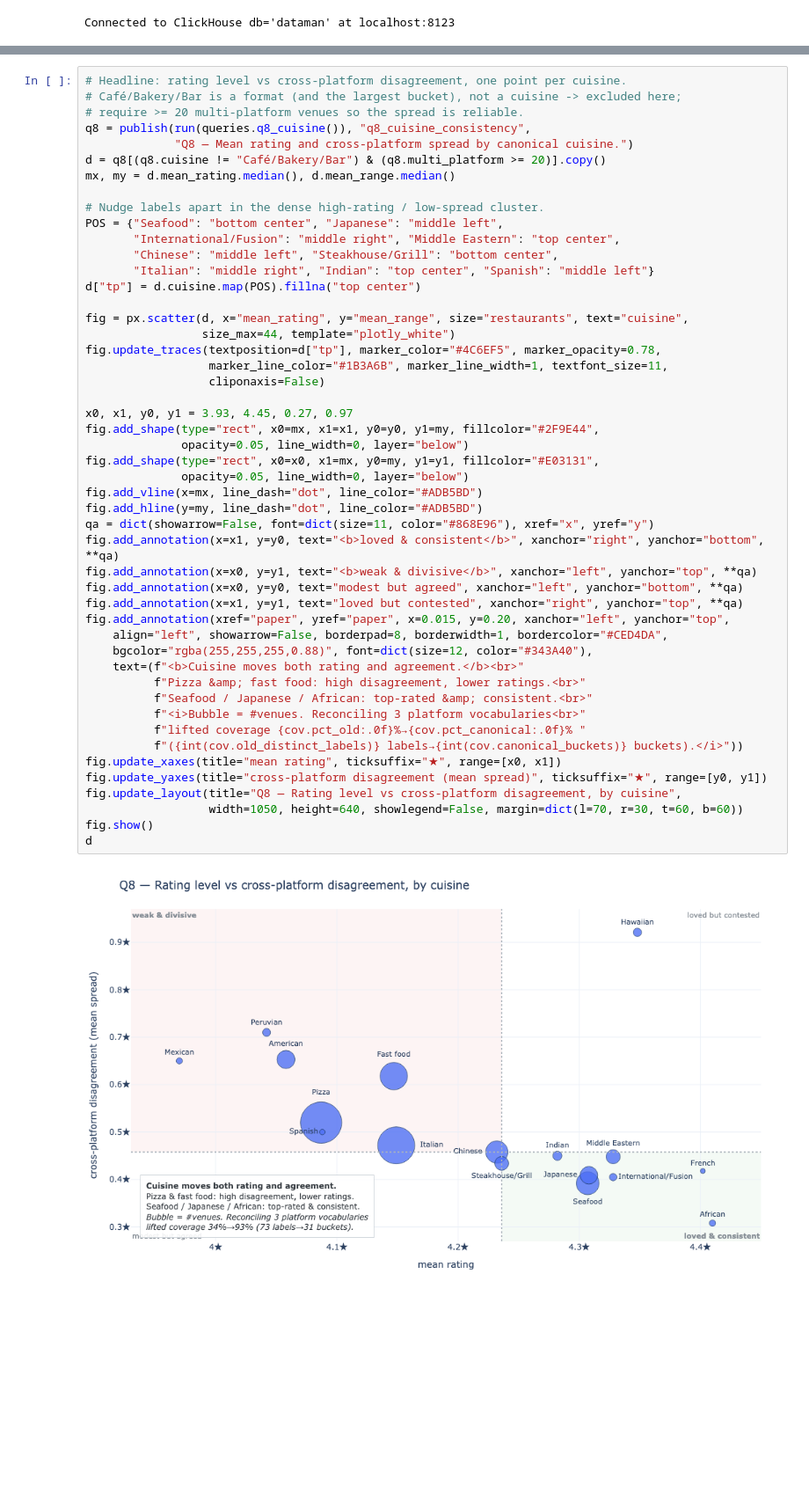
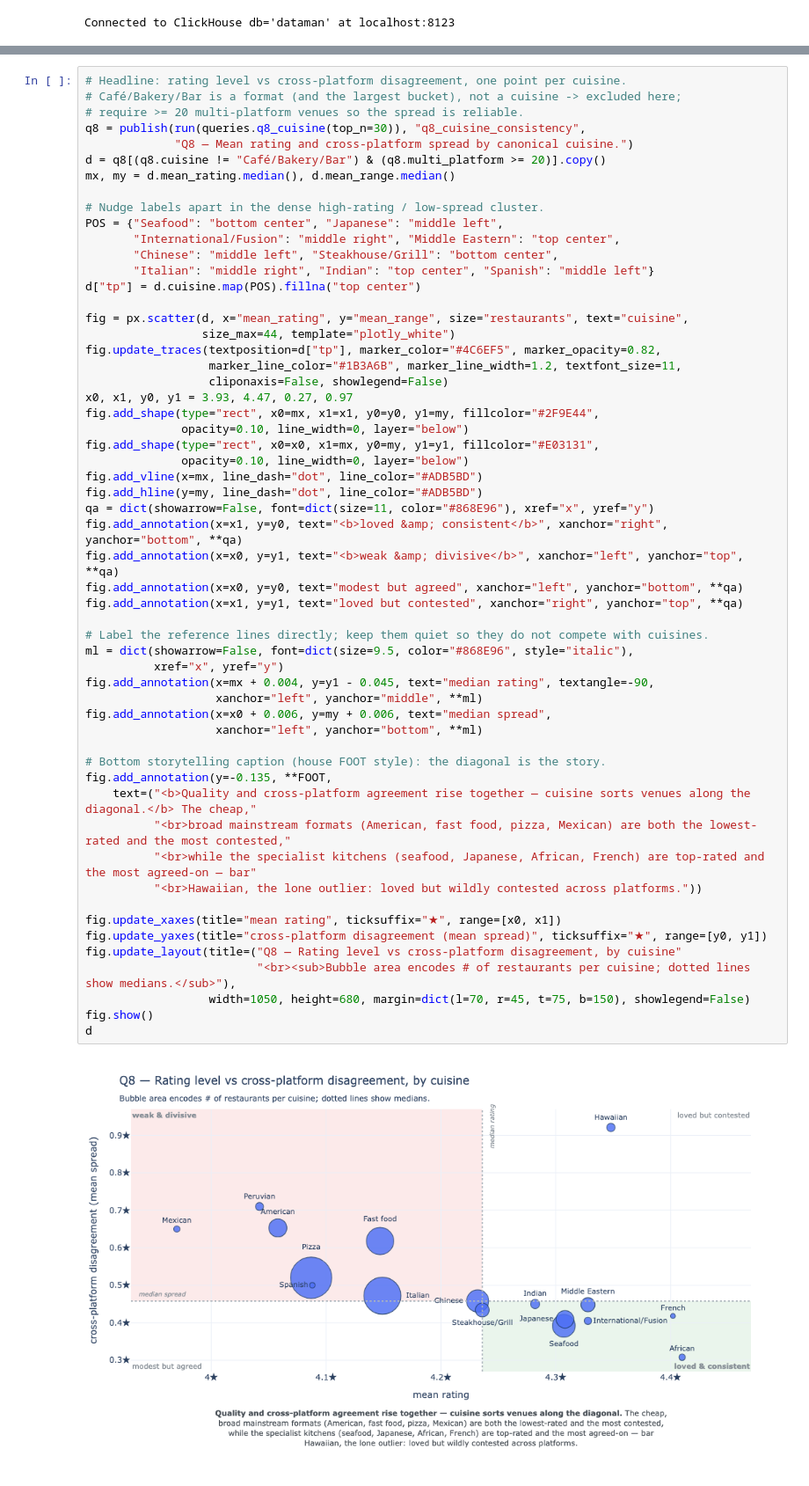
Before and after one commit to Laimon99/data-management-project, a Jupyter notebook: notebooks/q08_cuisine.ipynb, the cells around one changed output, grey strips where cells are left out. Shown at 88% size. Saved outputs shown, nothing was run; the diff lists cells and outputs as text; blank space fills up the shorter version.

```diff
--- a/notebooks/q08_cuisine.ipynb
+++ b/notebooks/q08_cuisine.ipynb
@@ -30,51 +48,58 @@ labels: 73 raw -> 31 canonical buckets
 # %%
 # Headline: rating level vs cross-platform disagreement, one point per cuisine.
 # Café/Bakery/Bar is a format (and the largest bucket), not a cuisine -> excluded here;
 # require >= 20 multi-platform venues so the spread is reliable.
-q8 = publish(run(queries.q8_cuisine()), "q8_cuisine_consistency",
+q8 = publish(run(queries.q8_cuisine(top_n=30)), "q8_cuisine_consistency",
              "Q8 — Mean rating and cross-platform spread by canonical cuisine.")
 d = q8[(q8.cuisine != "Café/Bakery/Bar") & (q8.multi_platform >= 20)].copy()
 mx, my = d.mean_rating.median(), d.mean_range.median()
 
 # Nudge labels apart in the dense high-rating / low-spread cluster.
 POS = {"Seafood": "bottom center", "Japanese": "middle left",
        "International/Fusion": "middle right", "Middle Eastern": "top center",
        "Chinese": "middle left", "Steakhouse/Grill": "bottom center",
        "Italian": "middle right", "Indian": "top center", "Spanish": "middle left"}
 d["tp"] = d.cuisine.map(POS).fillna("top center")
 
 fig = px.scatter(d, x="mean_rating", y="mean_range", size="restaurants", text="cuisine",
                  size_max=44, template="plotly_white")
-fig.update_traces(textposition=d["tp"], marker_color="#4C6EF5", marker_opacity=0.78,
-                  marker_line_color="#1B3A6B", marker_line_width=1, textfont_size=11,
-                  cliponaxis=False)
-
-x0, x1, y0, y1 = 3.93, 4.45, 0.27, 0.97
+fig.update_traces(textposition=d["tp"], marker_color="#4C6EF5", marker_opacity=0.82,
+                  marker_line_color="#1B3A6B", marker_line_width=1.2, textfont_size=11,
+                  cliponaxis=False, showlegend=False)
+x0, x1, y0, y1 = 3.93, 4.47, 0.27, 0.97
 fig.add_shape(type="rect", x0=mx, x1=x1, y0=y0, y1=my, fillcolor="#2F9E44",
-              opacity=0.05, line_width=0, layer="below")
+              opacity=0.10, line_width=0, layer="below")
 fig.add_shape(type="rect", x0=x0, x1=mx, y0=my, y1=y1, fillcolor="#E03131",
-              opacity=0.05, line_width=0, layer="below")
+              opacity=0.10, line_width=0, layer="below")
 fig.add_vline(x=mx, line_dash="dot", line_color="#ADB5BD")
 fig.add_hline(y=my, line_dash="dot", line_color="#ADB5BD")
 qa = dict(showarrow=False, font=dict(size=11, color="#868E96"), xref="x", yref="y")
-fig.add_annotation(x=x1, y=y0, text="<b>loved & consistent</b>", xanchor="right", yanchor="bottom", **qa)
-fig.add_annotation(x=x0, y=y1, text="<b>weak & divisive</b>", xanchor="left", yanchor="top", **qa)
+fig.add_annotation(x=x1, y=y0, text="<b>loved &amp; consistent</b>", xanchor="right", yanchor="bottom", **qa)
+fig.add_annotation(x=x0, y=y1, text="<b>weak &amp; divisive</b>", xanchor="left", yanchor="top", **qa)
 fig.add_annotation(x=x0, y=y0, text="modest but agreed", xanchor="left", yanchor="bottom", **qa)
 fig.add_annotation(x=x1, y=y1, text="loved but contested", xanchor="right", yanchor="top", **qa)
-fig.add_annotation(xref="paper", yref="paper", x=0.015, y=0.20, xanchor="left", yanchor="top",
-    align="left", showarrow=False, borderpad=8, borderwidth=1, bordercolor="#CED4DA",
-    bgcolor="rgba(255,255,255,0.88)", font=dict(size=12, color="#343A40"),
-    text=(f"<b>Cuisine moves both rating and agreement.</b><br>"
-          f"Pizza &amp; fast food: high disagreement, lower ratings.<br>"
-          f"Seafood / Japanese / African: top-rated &amp; consistent.<br>"
-          f"<i>Bubble = #venues. Reconciling 3 platform vocabularies<br>"
-          f"lifted coverage {cov.pct_old:.0f}%→{cov.pct_canonical:.0f}% "
-          f"({int(cov.old_distinct_labels)} labels→{int(cov.canonical_buckets)} buckets).</i>"))
+
+# Label the reference lines directly; keep them quiet so they do not compete with cuisines.
+ml = dict(showarrow=False, font=dict(size=9.5, color="#868E96", style="italic"),
+          xref="x", yref="y")
+fig.add_annotation(x=mx + 0.004, y=y1 - 0.045, text="median rating", textangle=-90,
+                   xanchor="left", yanchor="middle", **ml)
+fig.add_annotation(x=x0 + 0.006, y=my + 0.006, text="median spread",
+                   xanchor="left", yanchor="bottom", **ml)
+
+# Bottom storytelling caption (house FOOT style): the diagonal is the story.
+fig.add_annotation(y=-0.135, **FOOT,
+    text=("<b>Quality and cross-platform agreement rise together — cuisine sorts venues along the diagonal.</b> The cheap,"
+          "<br>broad mainstream formats (American, fast food, pizza, Mexican) are both the lowest-rated and the most contested,"
+          "<br>while the specialist kitchens (seafood, Japanese, African, French) are top-rated and the most agreed-on — bar"
+          "<br>Hawaiian, the lone outlier: loved but wildly contested across platforms."))
+
 fig.update_xaxes(title="mean rating", ticksuffix="★", range=[x0, x1])
 fig.update_yaxes(title="cross-platform disagreement (mean spread)", ticksuffix="★", range=[y0, y1])
-fig.update_layout(title="Q8 — Rating level vs cross-platform disagreement, by cuisine",
-                  width=1050, height=640, showlegend=False, margin=dict(l=70, r=30, t=60, b=60))
+fig.update_layout(title=("Q8 — Rating level vs cross-platform disagreement, by cuisine"
+                         "<br><sub>Bubble area encodes # of restaurants per cuisine; dotted lines show medians.</sub>"),
+                  width=1050, height=680, margin=dict(l=70, r=45, t=75, b=150), showlegend=False)
 fig.show()
 d
 # %% [output]
-[figure, old version]
+[figure, new version]
```
Also changed, not shown: parts of 8 cells of this notebook, 9 other files.
